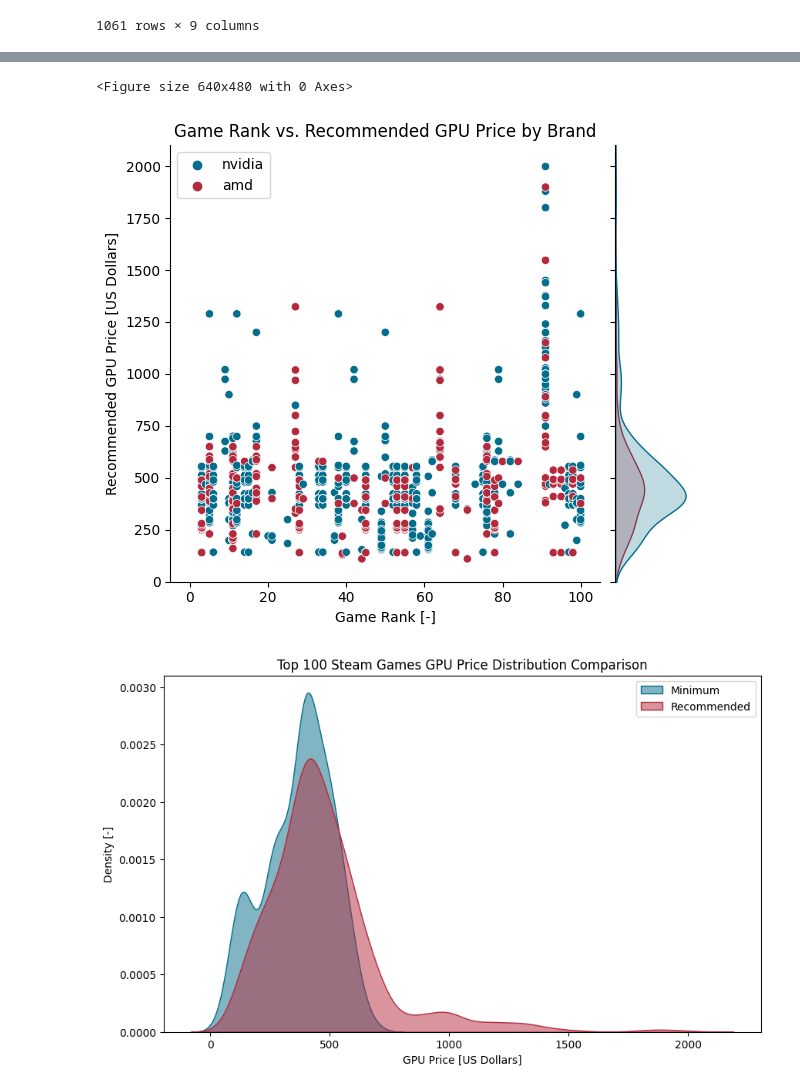
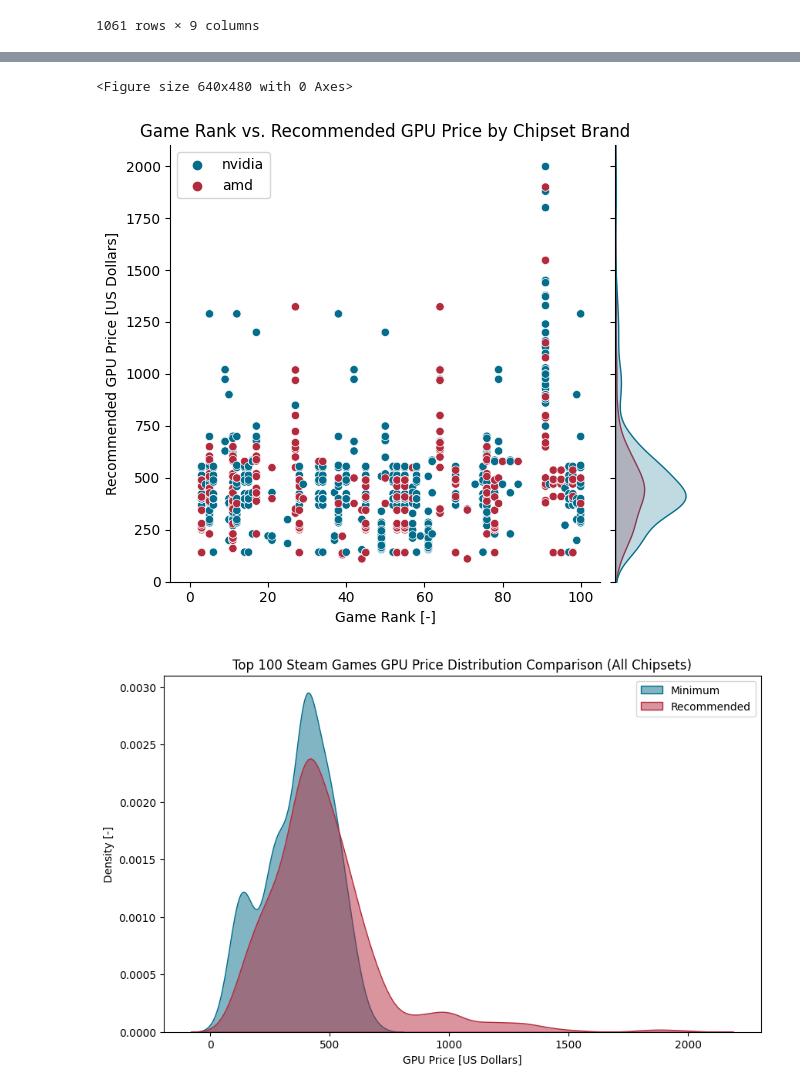
Before and after one commit to knoppds/CSCI_5502_Group_Project_01, a Jupyter notebook: gp_01_steam_data_visualization.ipynb, the cells around one changed output, grey strips where cells are left out. Drawn from its saved outputs; the diff is of its cells as text; code cells hidden in the pictures.

```diff
--- a/gp_01_steam_data_visualization.ipynb
+++ b/gp_01_steam_data_visualization.ipynb
@@ -339,35 +339,35 @@ plt.show()
 # %%
 # # prevent datframe from being truncated
 # pd.set_option('display.max_rows'   , 20)
 # pd.set_option('display.max_columns', 20)
 
 # create a dataframe from new_rows for recommended gpu requirements
 df_steam_rec_gpu = pd.DataFrame(new_rows['rec'])
 # df_steam_rec_gpu
 
 # plot the price of the recommended nvidia gpu as box plots grouped by game rank
 plt.figure()
 sns.jointplot(x='rank', y='cost', data=df_steam_rec_gpu, hue='brand', palette={'nvidia': '#046d8b', 'amd': '#b42a3d'})
-plt.title('Game Rank vs. Recommended GPU Price by Brand')
+plt.title('Game Rank vs. Recommended GPU Price by Chipset Brand')
 plt.xlabel('Game Rank [-]')
 plt.ylabel('Recommended GPU Price [US Dollars]')
 plt.legend(loc='upper left')
 plt.xlim(-5, 105)
 plt.ylim(0, 2100)
 plt.gcf().get_children()[2].remove()
 plt.show()
 # %% [output]
 <Figure size 640x480 with 0 Axes>
-[figure, old version]
+[figure, new version]
 # %%
 # Compare minimum and recommended gpu prices with a density plot
 plt.figure(figsize=(10, 6))
 sns.kdeplot(data=df_steam_min_gpu['cost'], label='Minimum'    , color='#046d8b', fill=True, alpha=0.5)
 sns.kdeplot(data=df_steam_rec_gpu['cost'], label='Recommended', color='#b42a3d', fill=True, alpha=0.5)
-plt.title('Top 100 Steam Games GPU Price Distribution Comparison')
+plt.title('Top 100 Steam Games GPU Price Distribution Comparison (All Chipsets)')
 plt.xlabel('GPU Price [US Dollars]')
 plt.ylabel('Density [-]')
 plt.legend(loc='upper right')
 plt.show()
 # %% [output]
-[figure, old version]
+[figure, new version]
```
Also changed, not shown: parts of 1 cell of this notebook, 3 other files.
